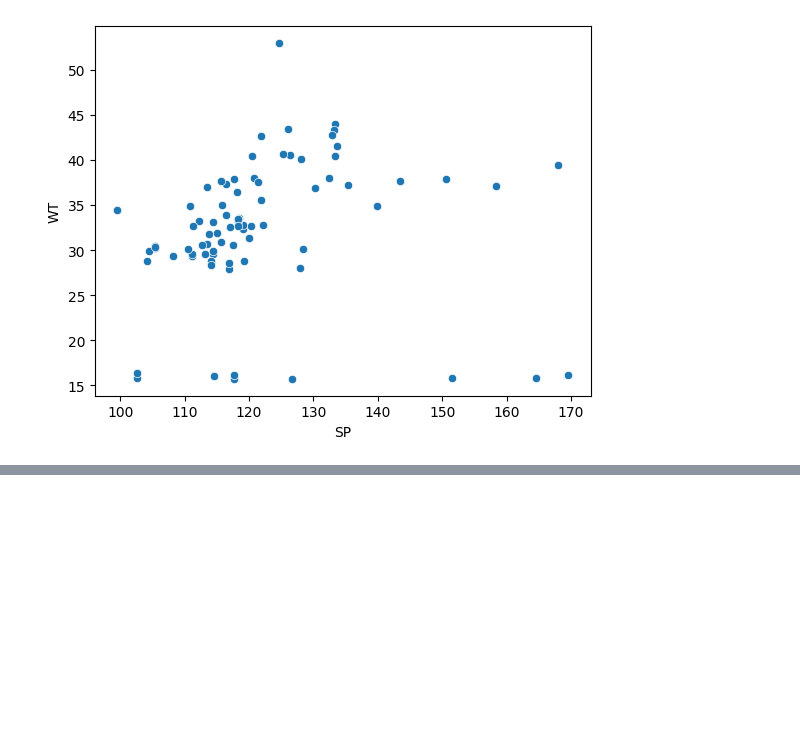
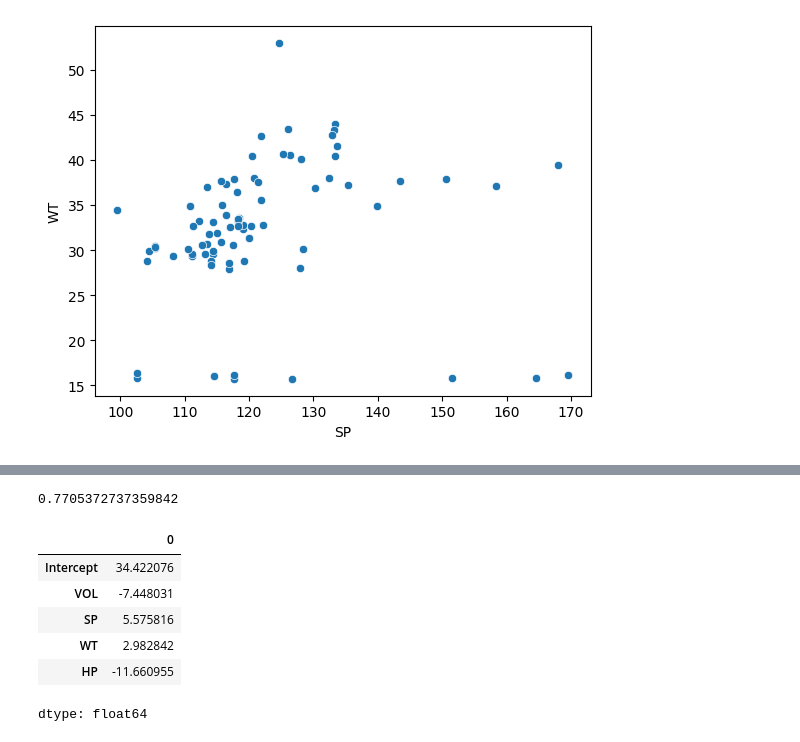
Before and after one commit to LokeshPanuganti15/Python, a Jupyter notebook: DAY_19.ipynb, the cells around one changed output, grey strips where cells are left out. Drawn from its saved outputs; the diff is of its cells as text; code cells hidden in the pictures; blank space fills up the shorter version.

```diff
--- a/DAY_19.ipynb
+++ b/DAY_19.ipynb
@@ -209,0 +274,17 @@ plt.show()
+# %%
+import statsmodels.formula.api as smf
+model = smf.ols('MPG~VOL+SP+WT+HP',data=cars).fit()
+# %%
+model.rsquared
+# %% [output]
+0.7705372737359842
+# %%
+model.params
+# %% [output]
+|  | 0 |
+| Intercept | 34.422076 |
+| VOL | -7.448031 |
+| SP | 5.575816 |
+| WT | 2.982842 |
+| HP | -11.660955 |
+dtype: float64
```
Also changed, not shown: parts of 10 cells of this notebook.
